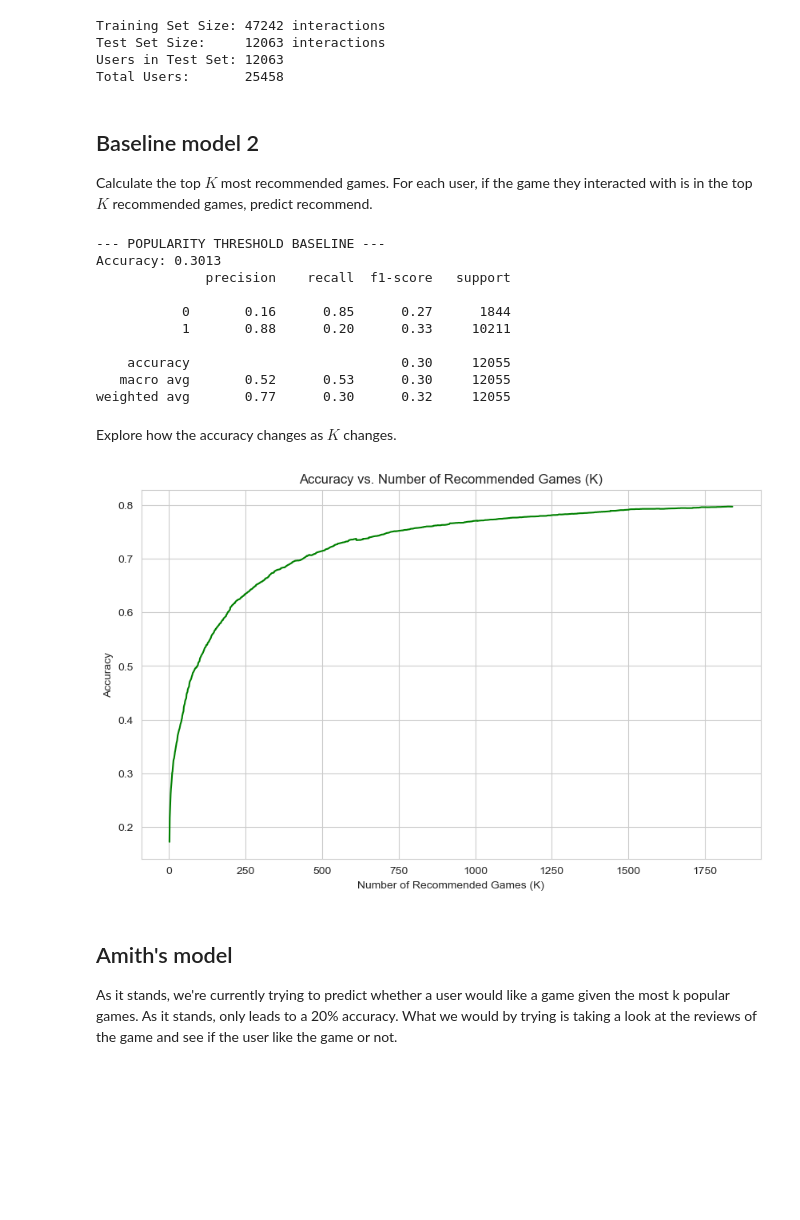
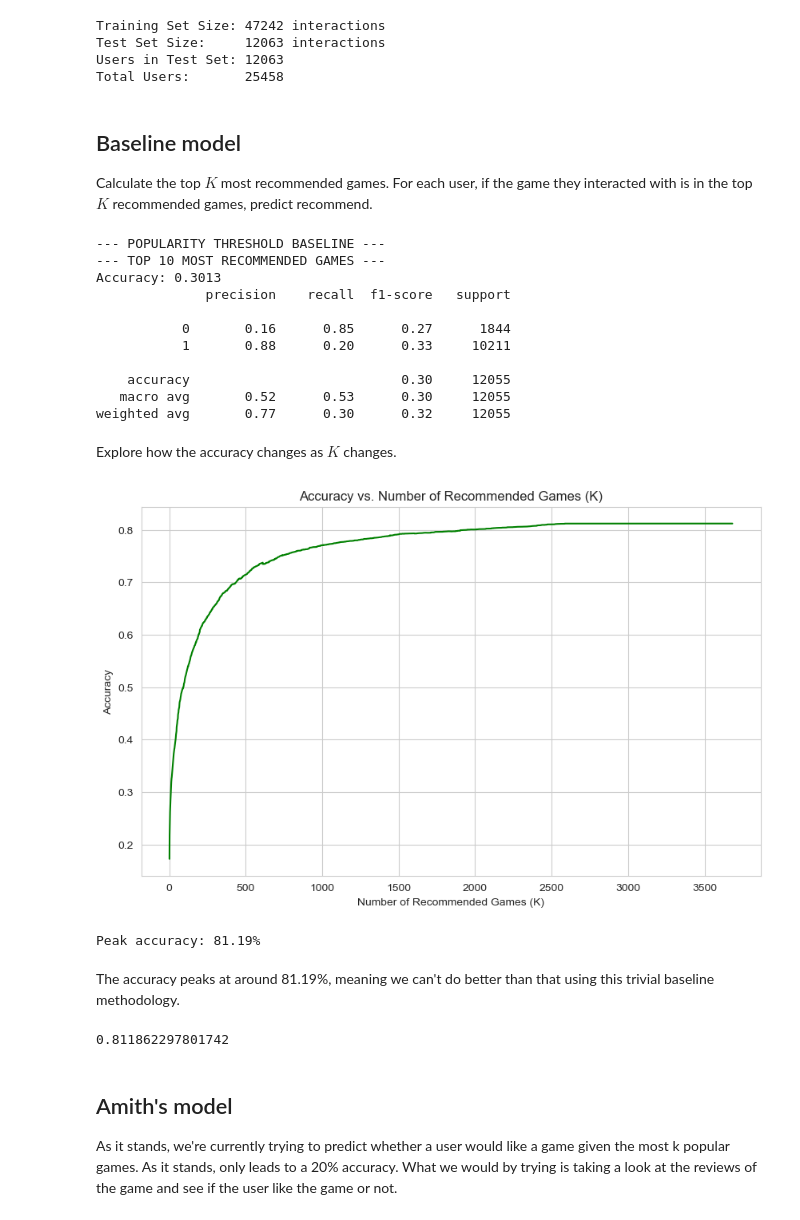
Before and after one commit to SirJishesALot/CSE-258-Steam-Review-Project, a Jupyter notebook: assignment2.ipynb, the cells around one changed output. Saved outputs shown, nothing was run; the diff lists cells and outputs as text; code cells hidden in the pictures; blank space fills up the shorter version.

Commit message:
baseline model analysis

```diff
--- a/assignment2.ipynb
+++ b/assignment2.ipynb
@@ -172,7 +172,7 @@ Test Set Size:     12063 interactions
 Users in Test Set: 12063
 Total Users:       25458
 # %% [markdown]
-## Baseline model 2
+## Baseline model
 
 Calculate the top $K$ most recommended games. For each user, if the game they interacted with is in the top $K$ recommended games, predict recommend.
 # %%
@@ -184,13 +185,15 @@ top_k_recommended_games = set(game_popularity.head(K).index)
 # %%
-def popularity_baseline_predict(item_ids, top_k_set):
-    return [1 if item in top_k_set else 0 for item in item_ids]
+K = 10
+top_k_recommended_games = set(game_popularity.head(K).index)
+y_pred_pop = popularity_baseline_predict(test_df['item_id'], top_k_recommended_games)
 
-y_pred_pop = popularity_baseline_predict(test_df['item_id'], top_k_recommended_games)
 print("--- POPULARITY THRESHOLD BASELINE ---")
+print(f"--- TOP {K} MOST RECOMMENDED GAMES ---")
 print(f"Accuracy: {accuracy_score(y_test, y_pred_pop):.4f}")
 print(classification_report(y_test, y_pred_pop))
 # %% [output]
 --- POPULARITY THRESHOLD BASELINE ---
+--- TOP 10 MOST RECOMMENDED GAMES ---
 Accuracy: 0.3013
               precision    recall  f1-score   support
 
@@ -204,20 +207,29 @@ weighted avg       0.77      0.30      0.32     12055
 Explore how the accuracy changes as $K$ changes.
 # %%
 accuracies = []
-for K in range(1, 3682 // 2): # 3682 is the number of games in the dataset
+for K in range(1, 3682 + 1): # 3682 is the total number of games in the dataset
     top_k_recommended_games = set(game_popularity.head(K).index)
     y_pred_pop = popularity_baseline_predict(test_df['item_id'], top_k_recommended_games)
     accuracies.append(accuracy_score(y_test, y_pred_pop))
 
 plt.figure(figsize=(10, 6))
 plt.plot(range(1, len(accuracies) + 1), accuracies, color='green')
 plt.title("Accuracy vs. Number of Recommended Games (K)")
 plt.xlabel("Number of Recommended Games (K)")
 plt.ylabel("Accuracy")
 plt.grid(True)
 plt.show()
+
+print(f"Peak accuracy: {max(accuracies) * 100:.2f}%")
 # %% [output]
-[figure, old version]
+[figure, new version]
+Peak accuracy: 81.19%
+# %% [markdown]
+The accuracy peaks at around 81.19%, meaning we can't do better than that using this trivial baseline methodology.
+# %%
+max(accuracies)
+# %% [output]
+0.811862297801742
 # %% [markdown]
 ## Amith's model
 
```
Also changed, not shown: parts of 1 cell of this notebook.
